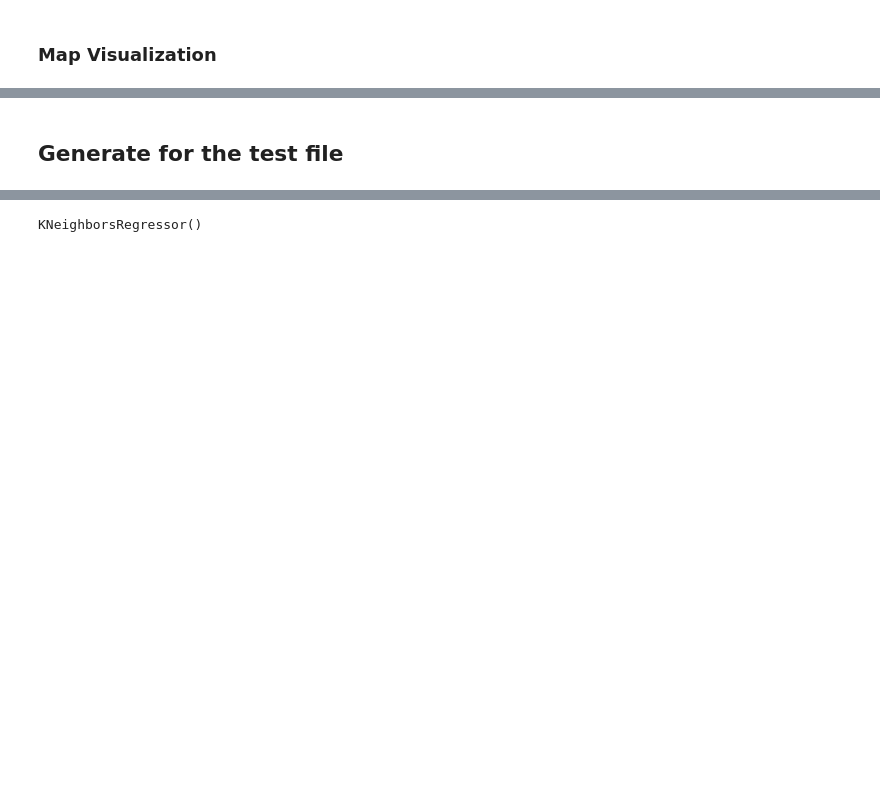
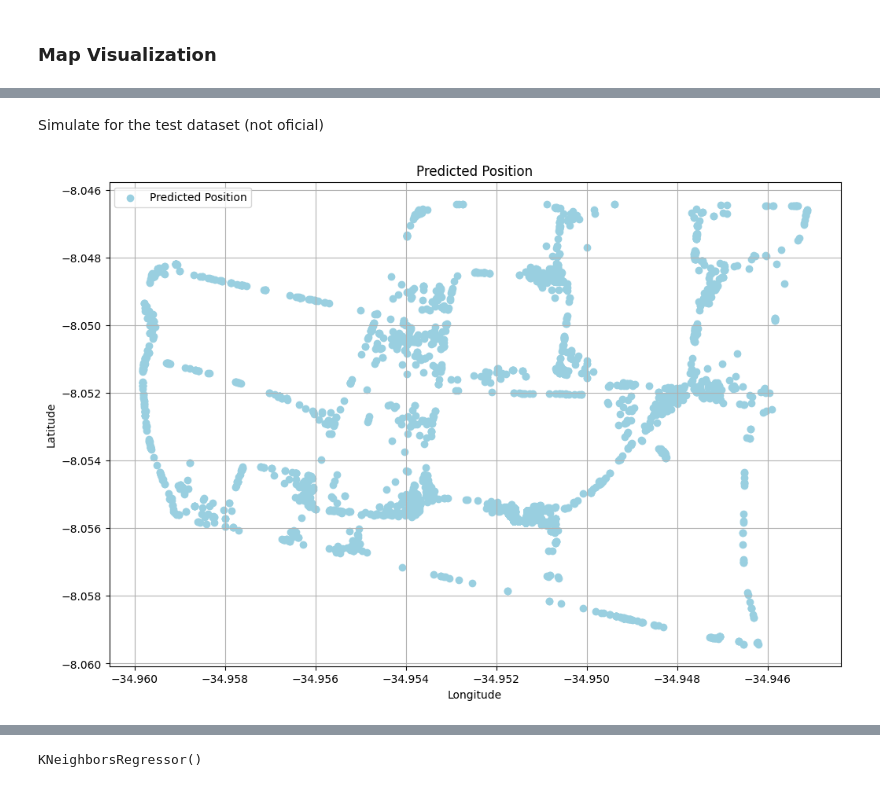
Before and after one commit to PaulaPerazzo/localization-project, a Jupyter notebook: knn.ipynb, the cells around one changed output, grey strips where cells are left out. Cells and saved outputs as stored; diff of their text form; code cells hidden in the pictures; blank space fills up the shorter version.

```diff
--- a/knn.ipynb
+++ b/knn.ipynb
@@ -242,2 +193,32 @@ plt.show()
 # %% [markdown]
-## Generate for the test file
+Simulate for the test dataset (not oficial)
+# %%
+### make the test for the test data
+
+data_test = pd.read_csv('./data/data_test.csv')
+
+data_test.loc[:, features] = scaler.transform(data_test[features])
+
+features = ["rssi_value", "delay_1", "delay_2", "delay_3"]
+
+fingerprint_test = data_test.copy()
+fingerprint_test = fingerprint_test[features]
+
+### KNN model prediction
+predicted_location_test = knn.predict(fingerprint_test)
+predicted_location_test
+
+### create a dataframe with the predicted location
+predicted_location_df = pd.DataFrame(predicted_location_test, columns=["lon_y", "lat_y"])
+
+### map visualization
+plt.figure(figsize=(12, 8))
+plt.scatter(pred_lon, pred_lat, color='#99cfe0', label='Predicted Position')
+plt.title('Predicted Position')
+plt.xlabel('Longitude')
+plt.ylabel('Latitude')
+plt.legend()
+plt.grid(True)
+plt.show()
+# %% [output]
+[figure, added]
```
Also changed, not shown: parts of 29 cells of this notebook, 7 other files.
